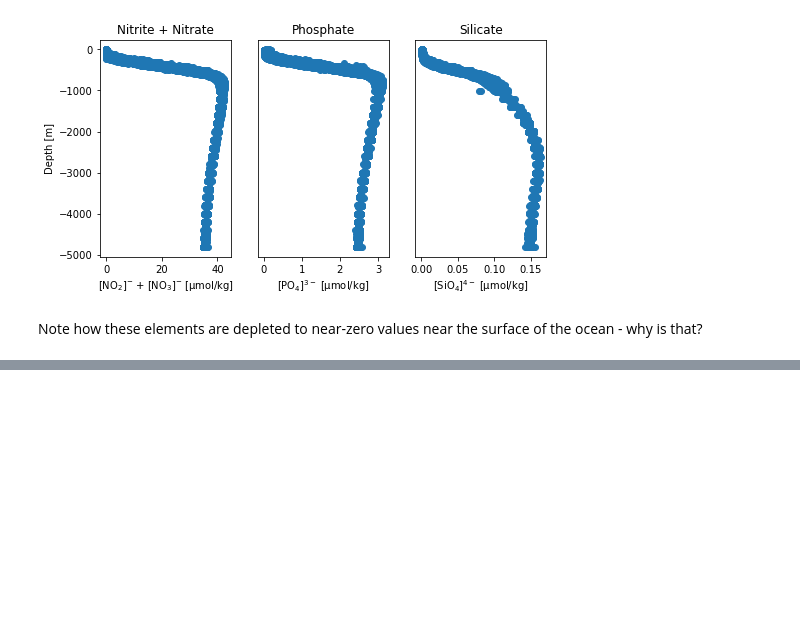
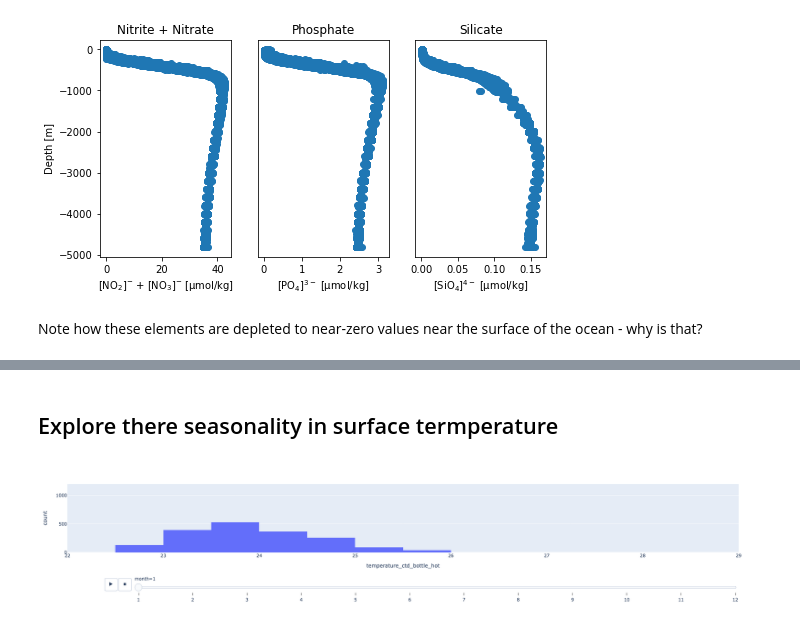
Before and after one commit to gmanuch/DataScienceOceanography, a Jupyter notebook: Tutorials/CO/CO_Tutorial.ipynb, the cells around one changed output, grey strips where cells are left out. Cells and saved outputs as stored; diff of their text form; code cells hidden in the pictures; blank space fills up the shorter version.

```diff
--- a/Tutorials/CO/CO_Tutorial.ipynb
+++ b/Tutorials/CO/CO_Tutorial.ipynb
@@ -252,0 +260,17 @@ plt.savefig('Redfield.pdf')
+# %% [markdown]
+## Explore there seasonality in surface termperature
+# %%
+HOT_bottle['month'] = pd.DatetimeIndex(HOT_bottle['time']).month # create a new variable 'month'
+
+ind=(HOT_bottle['depth']<50)  # consider surface data only
+
+fig = px.histogram(HOT_bottle[ind].sort_values(by='month'),
+                     x='temperature_ctd_bottle_hot',
+                     nbins=15,
+                     range_y=[0, 1200],
+                     range_x=[22, 29],
+                     height=400, width=600,
+                     animation_frame="month");
+fig.show()
+# %% [output]
+[figure, added]
```
Also changed, not shown: parts of 14 cells of this notebook.
